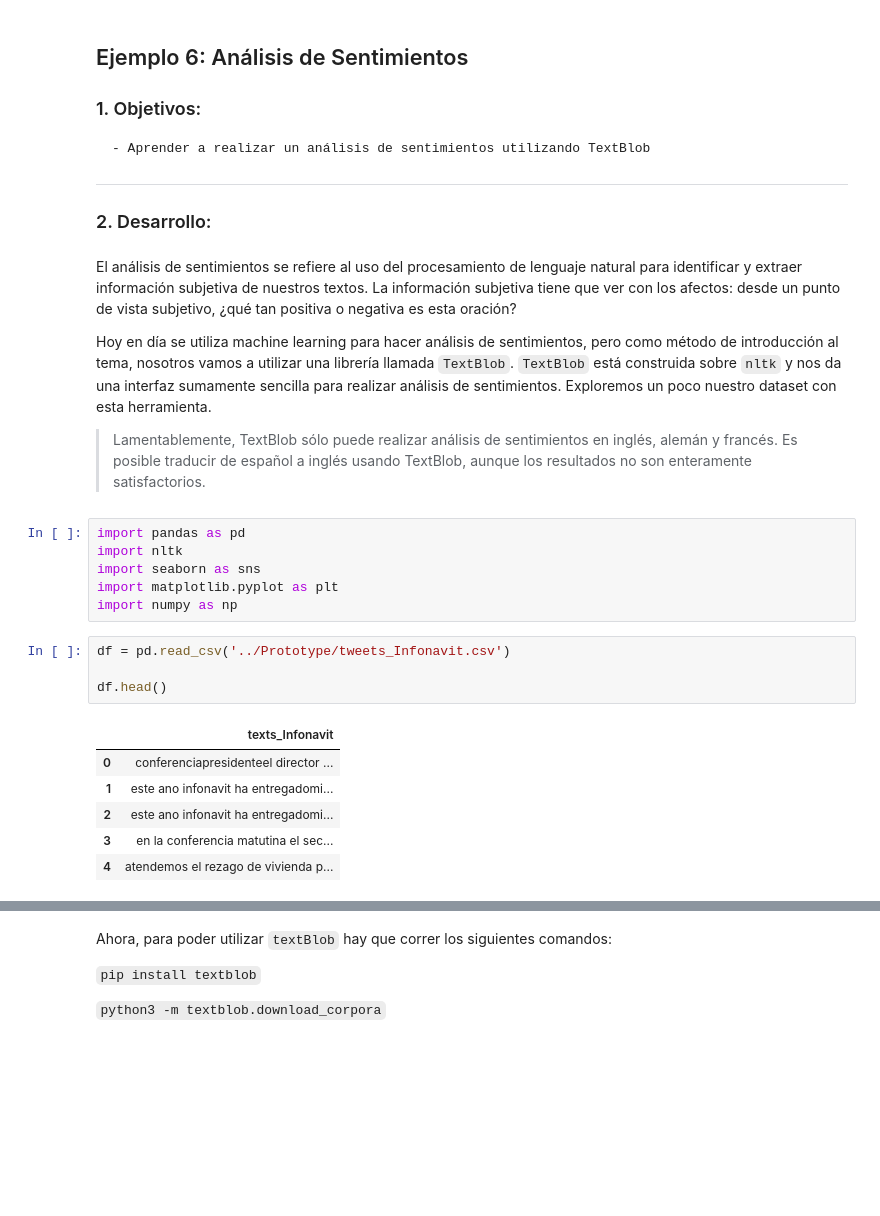
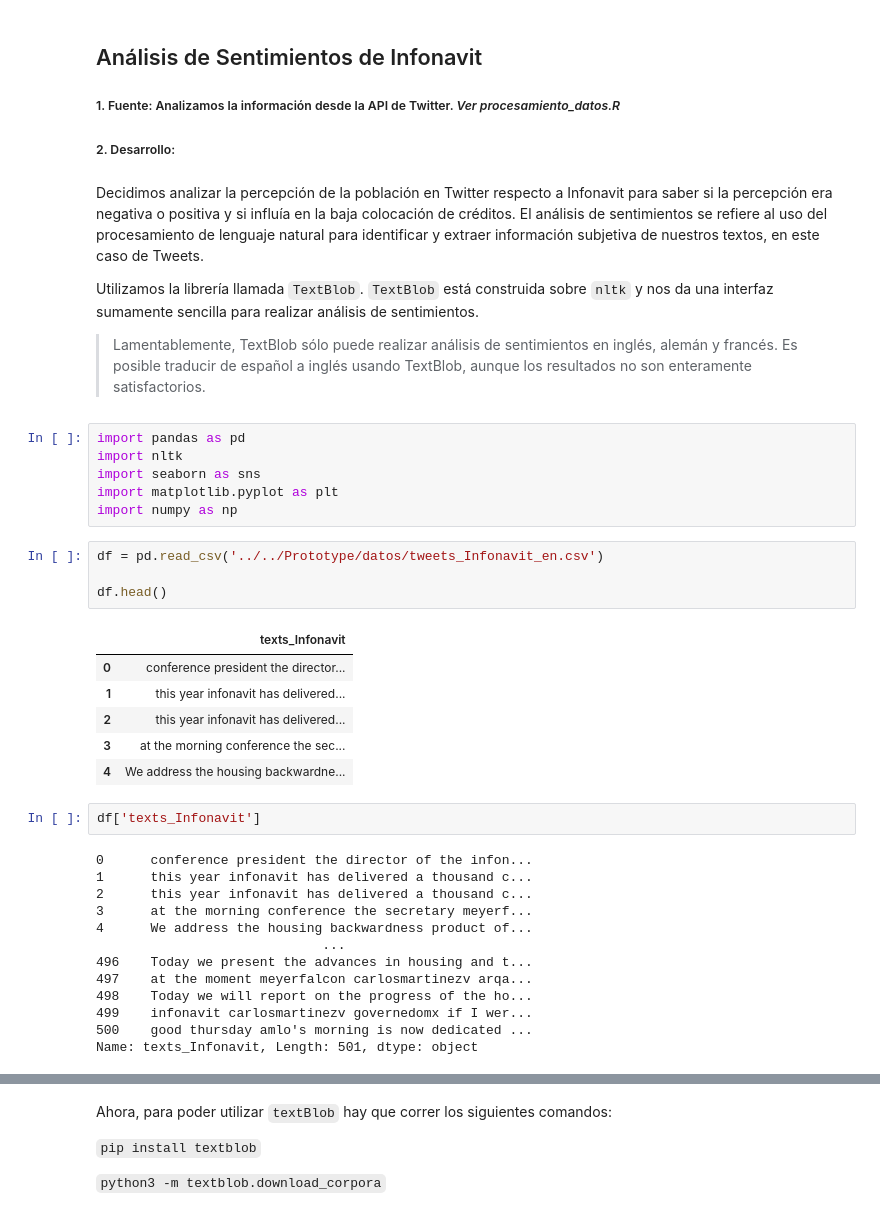
Before and after one commit to William2206/BEDU_Prototype_Data_Analysis, a Jupyter notebook: codigos/analisis_de_sentimientos_Infonavit.ipynb, the cells around one changed output, grey strips where cells are left out. Cells and saved outputs as stored; diff of their text form; blank space fills up the shorter version.

```diff
--- a/codigos/analisis_de_sentimientos_Infonavit.ipynb
+++ b/codigos/analisis_de_sentimientos_Infonavit.ipynb
@@ -1,16 +1,13 @@
-# %% [markdown]
-## Ejemplo 6: Análisis de Sentimientos
-
-### 1. Objetivos:
-    - Aprender a realizar un análisis de sentimientos utilizando TextBlob
-
----
-
-### 2. Desarrollo:
+# %% [markdown]
+## Análisis de Sentimientos de Infonavit
+
+##### 1. Fuente: Analizamos la información desde la API de Twitter. *Ver procesamiento_datos.R*
+
+##### 2. Desarrollo:
 # %% [markdown]
-El análisis de sentimientos se refiere al uso del procesamiento de lenguaje natural para identificar y extraer información subjetiva de nuestros textos. La información subjetiva tiene que ver con los afectos: desde un punto de vista subjetivo, ¿qué tan positiva o negativa es esta oración?
+Decidimos analizar la percepción de la población en Twitter respecto a Infonavit para saber si la percepción era negativa o positiva y si influía en la baja colocación de créditos. El análisis de sentimientos se refiere al uso del procesamiento de lenguaje natural para identificar y extraer información subjetiva de nuestros textos, en este caso de Tweets.
 
-Hoy en día se utiliza machine learning para hacer análisis de sentimientos, pero como método de introducción al tema, nosotros vamos a utilizar una librería llamada `TextBlob`. `TextBlob` está construida sobre `nltk` y nos da una interfaz sumamente sencilla para realizar análisis de sentimientos. Exploremos un poco nuestro dataset con esta herramienta.
+Utilizamos la librería llamada `TextBlob`. `TextBlob` está construida sobre `nltk` y nos da una interfaz sumamente sencilla para realizar análisis de sentimientos.
 
 > Lamentablemente, TextBlob sólo puede realizar análisis de sentimientos en inglés, alemán y francés. Es posible traducir de español a inglés usando TextBlob, aunque los resultados no son enteramente satisfactorios.
 # %%
@@ -20,13 +17,28 @@ import seaborn as sns
 import matplotlib.pyplot as plt
 import numpy as np
 # %%
-df = pd.read_csv('../Prototype/tweets_Infonavit.csv')
+df = pd.read_csv('../../Prototype/datos/tweets_Infonavit_en.csv')
 
 df.head()
 # %% [output]
 |  | texts_Infonavit |
-| 0 | conferenciapresidenteel director ... |
-| 1 | este ano infonavit ha entregadomi... |
-| 2 | este ano infonavit ha entregadomi... |
-| 3 | en la conferencia matutina el sec... |
-| 4 | atendemos el rezago de vivienda p... |
+| 0 | conference president the director... |
+| 1 | this year infonavit has delivered... |
+| 2 | this year infonavit has delivered... |
+| 3 | at the morning conference the sec... |
+| 4 | We address the housing backwardne... |
+# %%
+df['texts_Infonavit']
+# %% [output]
+0      conference president the director of the infon...
+1      this year infonavit has delivered a thousand c...
+2      this year infonavit has delivered a thousand c...
+3      at the morning conference the secretary meyerf...
+4      We address the housing backwardness product of...
+                             ...
+496    Today we present the advances in housing and t...
+497    at the moment meyerfalcon carlosmartinezv arqa...
+498    Today we will report on the progress of the ho...
+499    infonavit carlosmartinezv governedomx if I wer...
+500    good thursday amlo's morning is now dedicated ...
+Name: texts_Infonavit, Length: 501, dtype: object
```
Also changed, not shown: parts of 29 cells of this notebook, 12 other files.
